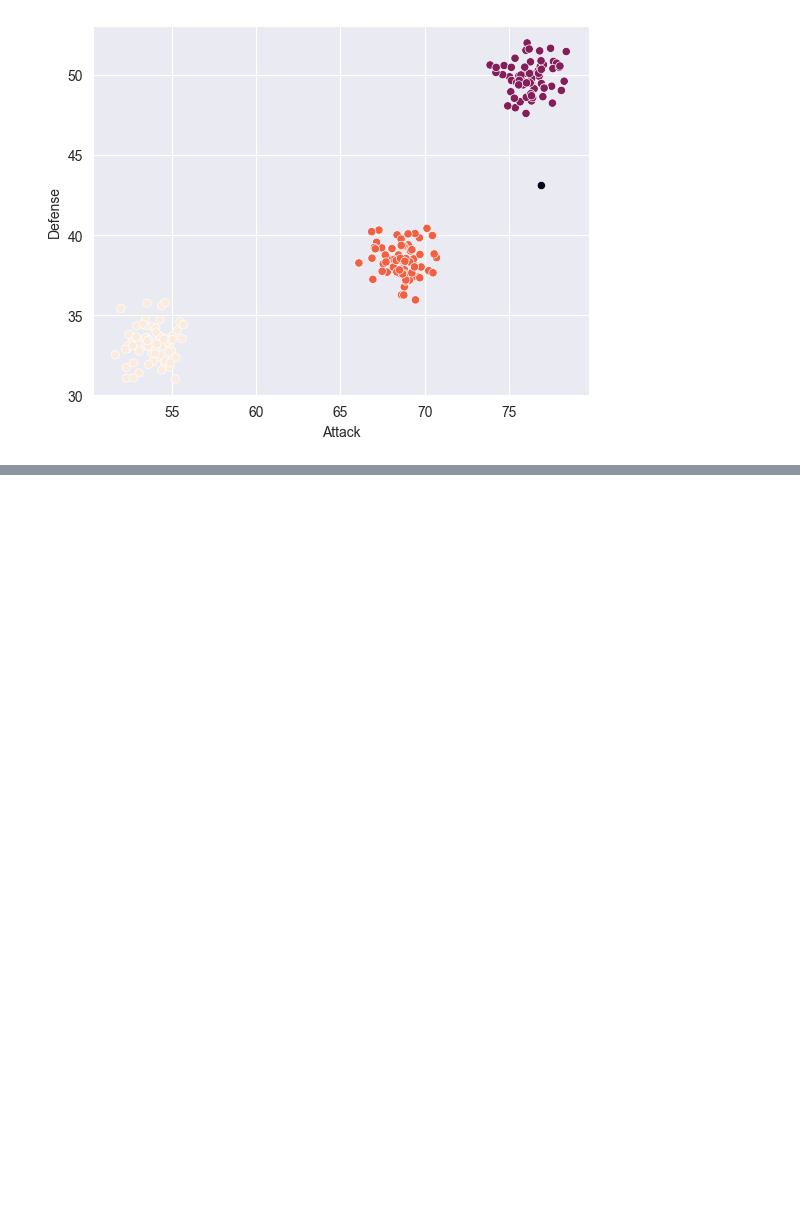
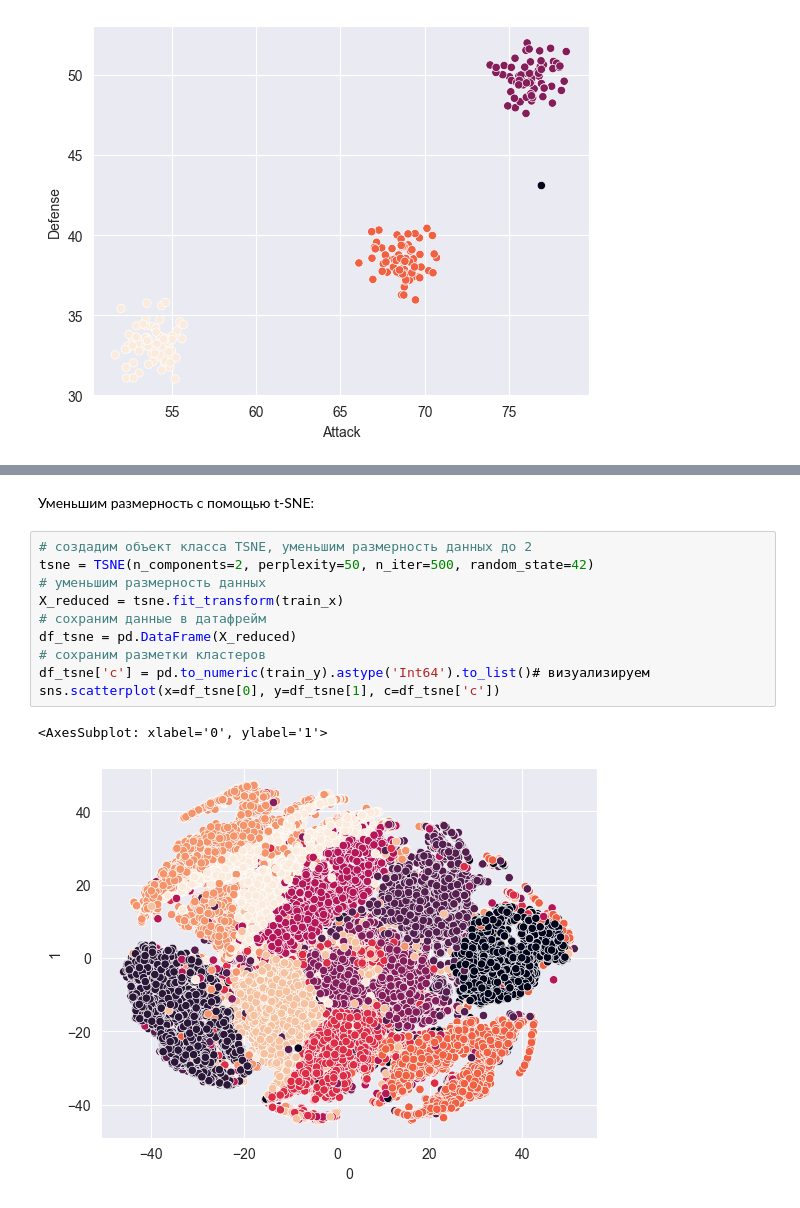
Before and after one commit to PlatArs/Customers_clusterization, a Jupyter notebook: ML4.ipynb, the cells around one changed output, grey strips where cells are left out. Drawn from its saved outputs; the diff is of its cells as text; blank space fills up the shorter version.

```diff
--- a/ML4.ipynb
+++ b/ML4.ipynb
@@ -417,0 +584,15 @@ sns.scatterplot(x=df.Attack, y=df.Defense, c=clustering.labels_)
+# %% [markdown]
+Уменьшим размерность с помощью t-SNE:
+# %%
+# создадим объект класса TSNE, уменьшим размерность данных до 2
+tsne = TSNE(n_components=2, perplexity=50, n_iter=500, random_state=42)
+# уменьшим размерность данных
+X_reduced = tsne.fit_transform(train_x)
+# сохраним данные в датафрейм
+df_tsne = pd.DataFrame(X_reduced)
+# сохраним разметки кластеров
+df_tsne['c'] = pd.to_numeric(train_y).astype('Int64').to_list()# визуализируем
+sns.scatterplot(x=df_tsne[0], y=df_tsne[1], c=df_tsne['c'])
+# %% [output]
+<AxesSubplot: xlabel='0', ylabel='1'>
+[figure, added]
```
Also changed, not shown: parts of 12 cells of this notebook, 1 other file.
